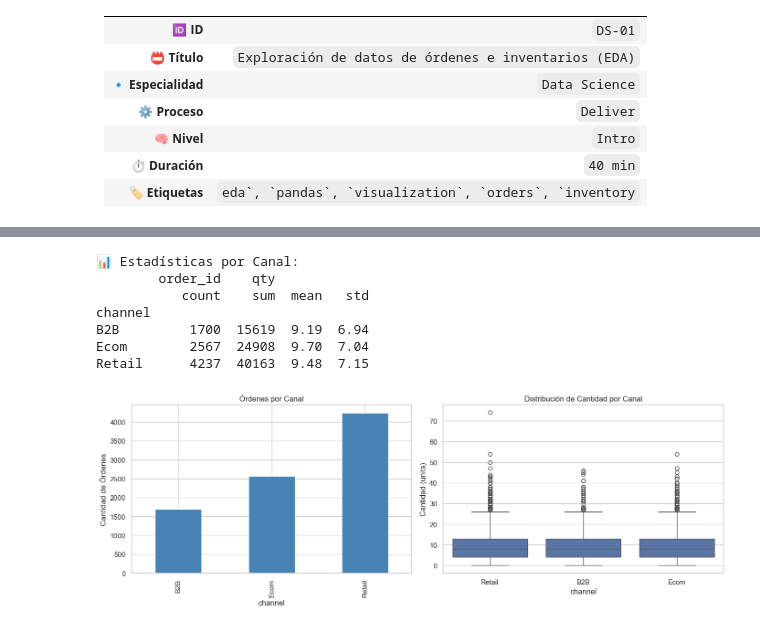
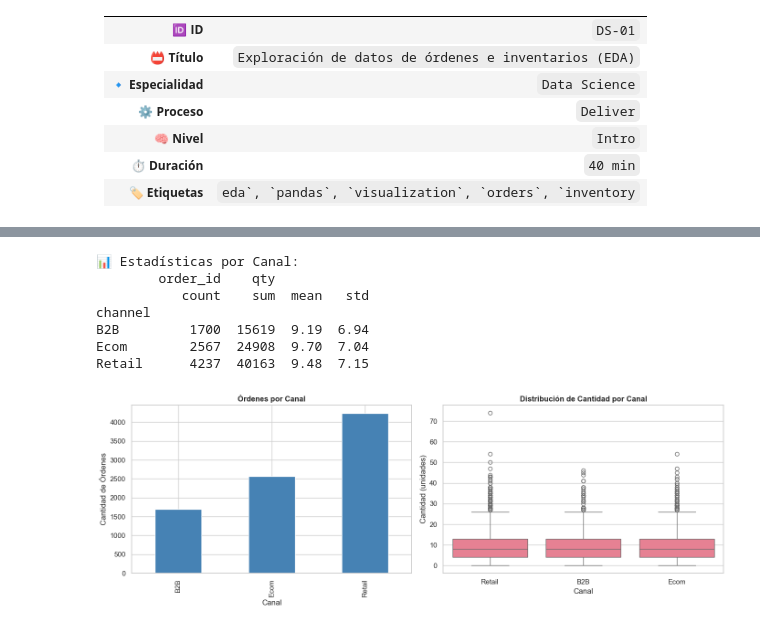
Before and after one commit to lraigosov/supply-chain-data-notebooks, a Jupyter notebook: notebooks/30_data_science_ml/DS-01-eda.ipynb, the cells around one changed output, grey strips where cells are left out. Saved outputs shown, nothing was run; the diff lists cells and outputs as text; code cells hidden in the pictures.

```diff
--- a/notebooks/30_data_science_ml/DS-01-eda.ipynb
+++ b/notebooks/30_data_science_ml/DS-01-eda.ipynb
@@ -62,0 +162,19 @@ Cadena de retail con 30 ubicaciones y 200 SKUs. Se necesitan patrones de demanda
+# %%
+# 📚 Importar librerías
+import pandas as pd
+import numpy as np
+import matplotlib.pyplot as plt
+import seaborn as sns
+import warnings
+warnings.filterwarnings('ignore')
+
+# Configuración de visualización
+sns.set_theme(style='whitegrid')
+sns.set_palette("husl")
+
+# 📚 LIBRERÍAS ESENCIALES PARA EDA:
+# pandas: Manipulación y análisis de datos tabulares (DataFrames, groupby, merge)
+# seaborn: Visualizaciones estadísticas de alto nivel (boxplot, heatmap, pairplot)
+# matplotlib.pyplot: Control fino de gráficos (subplots, anotaciones, exportación)
+
+print("✅ Librerías cargadas")
@@ -272,13 +259,8 @@ channel_stats = orders.groupby('channel').agg({
 }).round(2)
 
 # 📚 CONCEPTO: GroupBy Aggregation
-#
 # groupby('channel') divide el DataFrame en grupos (Retail, Ecom, B2B).
-# agg() aplica funciones de agregación a cada grupo:
-#   - 'order_id': 'count' → número de órdenes por canal
-#   - 'qty': 'sum' → volumen total de unidades vendidas
-#   - 'qty': 'mean' → tamaño promedio de orden (basket size)
-#   - 'qty': 'std' → variabilidad del tamaño de orden
+# agg() aplica funciones de agregación a cada grupo.
 #
 # 💡 POR QUÉ ES IMPORTANTE:
 # - mean (promedio) indica tamaño típico de orden por canal
@@ -287,64 +269,50 @@ channel_stats = orders.groupby('channel').agg({
 #   * std alta → órdenes erráticas → requiere buffer/flexibilidad
 #
 # 🔍 INTERPRETACIÓN TÍPICA:
-# - B2B suele tener mean alto (órdenes bulk) y std alta (variabilidad)
-# - Retail tiene mean medio y std baja (órdenes consistentes)
-# - Ecom tiene mean bajo (órdenes unitarias) y std media
-#
-# 📊 MÉTRICA DERIVADA útil: Coefficient of Variation (CV = std/mean)
-#    CV > 0.5 indica alta variabilidad relativa → necesita análisis especial
+# - B2B: mean alto (bulk), std alta (variabilidad)
+# - Retail: mean medio, std baja (consistente)
+# - Ecom: mean bajo (unitarias), std media
 
 print("\n📊 Estadísticas por Canal:")
 print(channel_stats)
 
 # Visualización
 fig, axes = plt.subplots(1, 2, figsize=(14, 5))
 
-# 📊 GRÁFICO 1: Barplot de conteo de órdenes
+# Gráfico 1: Barplot de conteo de órdenes
 orders.groupby('channel')['order_id'].count().plot(kind='bar', ax=axes[0], color='steelblue')
-axes[0].set_title('Órdenes por Canal')
+axes[0].set_title('Órdenes por Canal', fontsize=12, fontweight='bold')
 axes[0].set_ylabel('Cantidad de Órdenes')
+axes[0].set_xlabel('Canal')
 
-# 🎨 DISEÑO VISUAL:
-# - kind='bar': barras verticales (mejor para 3-5 categorías)
-# - color='steelblue': color profesional, no agresivo
-# - set_title/ylabel: SIEMPRE incluir títulos y etiquetas claros
-# - axes[0]: subplot izquierdo (permite comparar múltiples gráficos)
-
-# 📊 GRÁFICO 2: Boxplot de distribución de qty
+# Gráfico 2: Boxplot de distribución de qty
 sns.boxplot(data=orders, x='channel', y='qty', ax=axes[1])
-axes[1].set_title('Distribución de Cantidad por Canal')
-axes[1].set_ylabel('Cantidad (units)')
+axes[1].set_title('Distribución de Cantidad por Canal', fontsize=12, fontweight='bold')
+axes[1].set_ylabel('Cantidad (unidades)')
+axes[1].set_xlabel('Canal')
 
 # 📚 CONCEPTO: Boxplot (Box-and-Whisker)
-# Visualiza la distribución de una variable numérica:
-#   - Caja: rango intercuartílico (IQR = Q3 - Q1, donde están el 50% central de datos)
-#   - Línea central: mediana (Q2, percentil 50)
-#   - Whiskers (bigotes): se extienden hasta 1.5×IQR desde Q1 y Q3
-#   - Puntos fuera: outliers (valores > Q3 + 1.5×IQR o < Q1 - 1.5×IQR)
+# Visualiza distribución de variable numérica:
+#   - Caja: rango intercuartílico (IQR = Q3 - Q1, 50% central de datos)
+#   - Línea central: mediana (Q2)
+#   - Whiskers: se extienden hasta 1.5×IQR
+#   - Puntos fuera: outliers
 #
 # 💡 QUÉ BUSCAR:
 # - Simetría: caja centrada indica distribución simétrica
-# - Outliers: puntos aislados → órdenes excepcionales (promociones, errores)
-# - Anchura: cajas anchas = alta variabilidad, cajas estrechas = consistencia
-# - Comparación: permite ver diferencias entre canales visualmente
-#
-# 🔍 EJEMPLO DE INTERPRETACIÓN:
-# Si B2B tiene caja más alta y muchos outliers superiores:
-#   → Órdenes bulk grandes, algunas excepcionales
-#   → Requiere capacidad de almacenamiento flexible
-#   → Forecast debe considerar percentiles altos, no solo promedio
+# - Outliers: puntos aislados → órdenes excepcionales
+# - Anchura: cajas anchas = alta variabilidad
 
 plt.tight_layout()
-# 🎨 tight_layout(): ajusta automáticamente espaciado entre subplots
-#    Previene overlapping de títulos, etiquetas, leyendas
 plt.show()
+
+print("✅ Paso 2 completado")
 # %% [output]
 📊 Estadísticas por Canal:
         order_id    qty
            count    sum  mean   std
 channel
 B2B         1700  15619  9.19  6.94
 Ecom        2567  24908  9.70  7.04
 Retail      4237  40163  9.48  7.15
-[figure, old version]
+[figure, new version]
```
Also changed, not shown: parts of 27 cells of this notebook.
